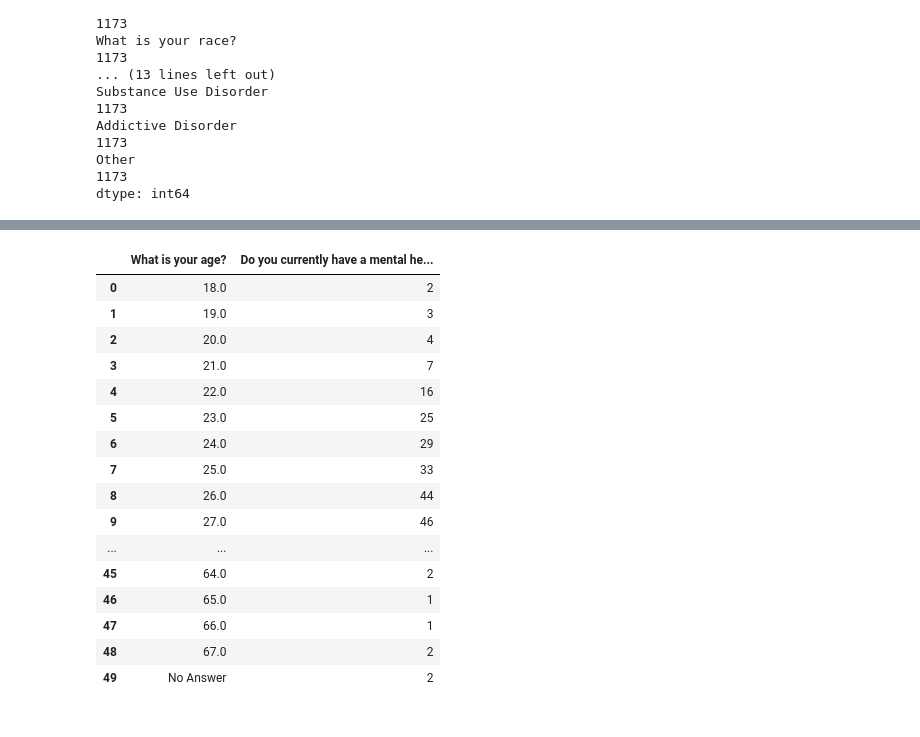
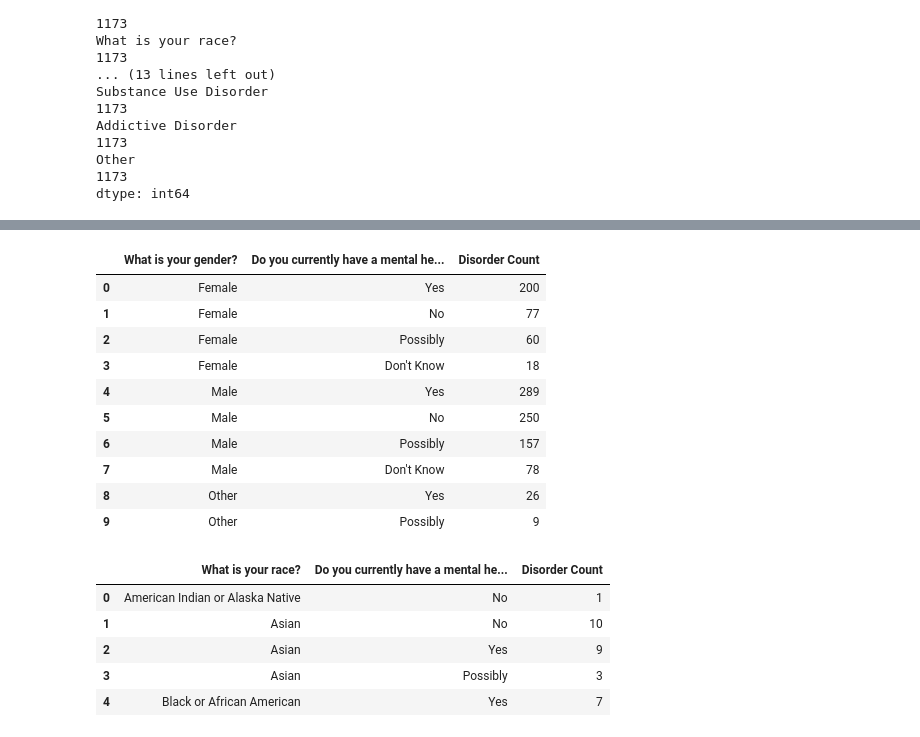
Before and after one commit to yseanlei/weatherpy, a Jupyter notebook: seancode.ipynb, the cells around one changed output, grey strips where cells are left out. Cells and saved outputs as stored; diff of their text form; code cells hidden in the pictures.

```diff
--- a/seancode.ipynb
+++ b/seancode.ipynb
@@ -1,6 +1,6 @@
 # %%
 import pandas as pd
-file=r"C:\Users\Sean Lei\Desktop\data_data.csv"
+file=r"C:\Users\sean.lei\Desktop\Files\data_data.csv"
 datafile=pd.read_csv(file,encoding="utf8")
 datafile.head()
 # %% [output]
@@ -34,38 +44,33 @@ dtype: int64
+# %%
+# mental wellness by gender
+gdatafile=datafile.groupby(["What is your gender?"])
+gender=pd.DataFrame(gdatafile["Do you currently have a mental health disorder?"].value_counts())
+gender=gender.rename(columns={"Do you currently have a mental health disorder?":"Disorder Count"})
+gender.reset_index(inplace=True)
+gender.head(10)
+# %% [output]
+|  | What is your gender? | Do you currently have a mental he... | Disorder Count |
+| 0 | Female | Yes | 200 |
+| 1 | Female | No | 77 |
+| 2 | Female | Possibly | 60 |
+| 3 | Female | Don't Know | 18 |
+| 4 | Male | Yes | 289 |
+| 5 | Male | No | 250 |
+| 6 | Male | Possibly | 157 |
+| 7 | Male | Don't Know | 78 |
+| 8 | Other | Yes | 26 |
+| 9 | Other | Possibly | 9 |
 # %%
-# mental wellness by gender
-gdatafile=datafile.groupby("What is your gender?")
-gender=pd.DataFrame(gdatafile["Do you currently have a mental health disorder?"].count())
-gender.reset_index(level=0, inplace=True)
-gender
-
 # mental wellness by race
 rdatafile=datafile.groupby("What is your race?")
-race=pd.DataFrame(rdatafile["Do you currently have a mental health disorder?"].count())
-race.reset_index(level=0, inplace=True)
-race
-
-# mental wellness by age
-adatafile=datafile.groupby("What is your age?")
-bin=[0,20,30,40,50,60,70,80]
-age=pd.DataFrame(adatafile["Do you currently have a mental health disorder?"].count())
-age.reset_index(level=0, inplace=True)
-age["What is your age?"].replace({"No Answer":-1})
-age
+race=pd.DataFrame(rdatafile["Do you currently have a mental health disorder?"].value_counts())
+race=race.rename(columns={"Do you currently have a mental health disorder?":"Disorder Count"})
+race.reset_index(inplace=True)
+race.head()
 # %% [output]
-|  | What is your age? | Do you currently have a mental he... |
-| 0 | 18.0 | 2 |
-| 1 | 19.0 | 3 |
-| 2 | 20.0 | 4 |
-| 3 | 21.0 | 7 |
-| 4 | 22.0 | 16 |
-| 5 | 23.0 | 25 |
-| 6 | 24.0 | 29 |
-| 7 | 25.0 | 33 |
-| 8 | 26.0 | 44 |
-| 9 | 27.0 | 46 |
-| ... | ... | ... |
-| 45 | 64.0 | 2 |
-| 46 | 65.0 | 1 |
-| 47 | 66.0 | 1 |
-| 48 | 67.0 | 2 |
-| 49 | No Answer | 2 |
+|  | What is your race? | Do you currently have a mental he... | Disorder Count |
+| 0 | American Indian or Alaska Native | No | 1 |
+| 1 | Asian | No | 10 |
+| 2 | Asian | Yes | 9 |
+| 3 | Asian | Possibly | 3 |
+| 4 | Black or African American | Yes | 7 |
```
Also changed, not shown: parts of 9 cells of this notebook.
